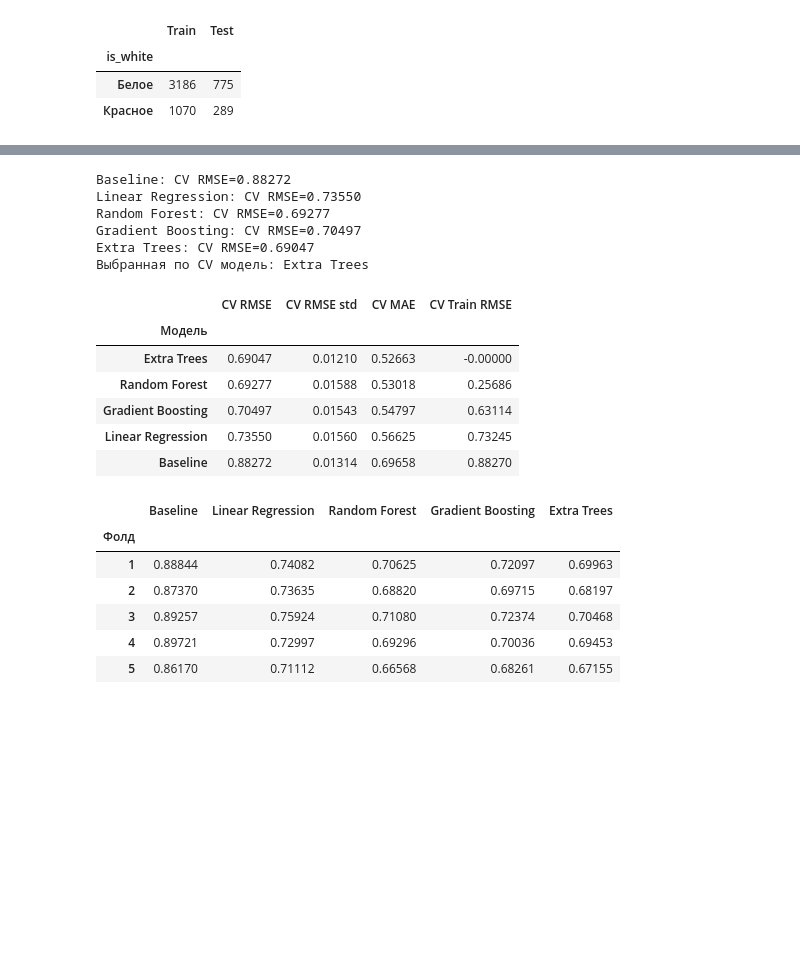
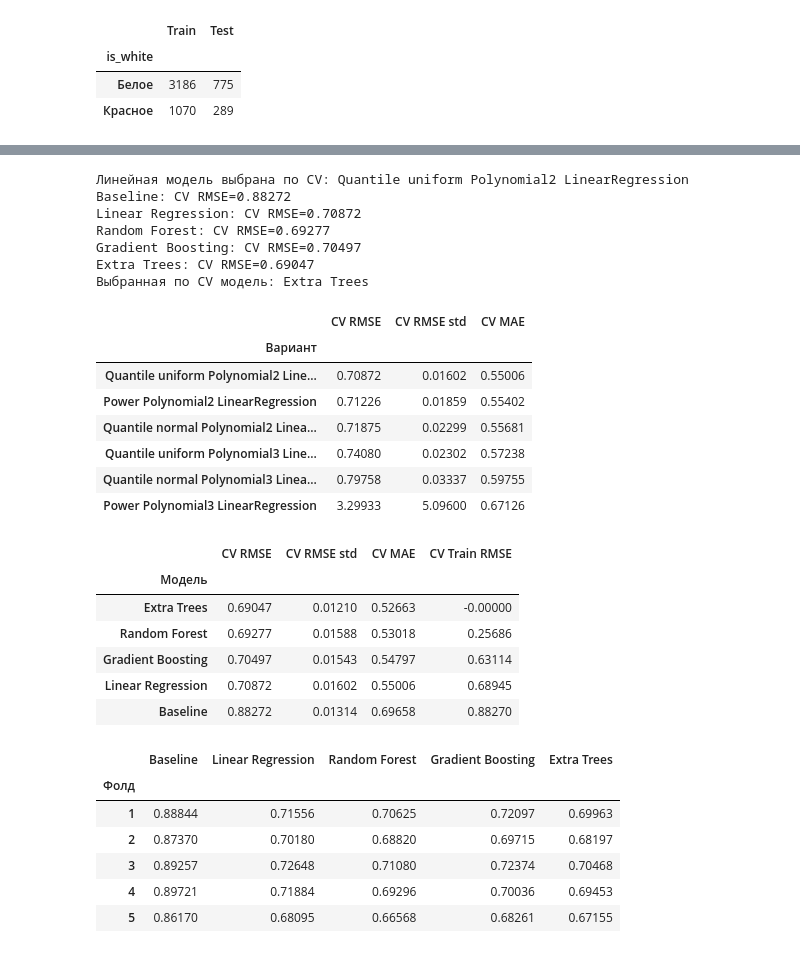
Before and after one commit to Chuba-ka/machineLearning, a Jupyter notebook: regression/lab01.ipynb, the cells around one changed output, grey strips where cells are left out. Cells and saved outputs as stored; diff of their text form; code cells hidden in the pictures; blank space fills up the shorter version.

```diff
--- a/regression/lab01.ipynb
+++ b/regression/lab01.ipynb
@@ -274,7 +297,34 @@ $$MAE=\frac{1}{n}\sum_i |e_i|, \qquad RMSE=\sqrt{\frac{1}{n}\sum_i e_i^2}.$$
 # %%
+linear_candidates = {}
+for transform_name, transformer in [
+    ('Power', PowerTransformer()),
+    ('Quantile normal', QuantileTransformer(n_quantiles=200, output_distribution='normal', random_state=RANDOM_STATE)),
+    ('Quantile uniform', QuantileTransformer(n_quantiles=200, output_distribution='uniform', random_state=RANDOM_STATE)),
+]:
+    for degree in [2, 3]:
+        name = f'{transform_name} Polynomial{degree} LinearRegression'
+        linear_candidates[name] = make_pipeline(
+            SimpleImputer(strategy='median'), clone(transformer),
+            PolynomialFeatures(degree=degree, include_bias=False),
+            StandardScaler(), LinearRegression())
+linear_cv_details, linear_rows = {}, []
+with threadpool_limits(limits=1):
+    for name, pipeline in linear_candidates.items():
+        scores = cross_validate(pipeline, X_train, y_train, cv=cv_splits,
+            scoring={'RMSE': 'neg_root_mean_squared_error', 'MAE': 'neg_mean_absolute_error'},
+            return_train_score=True, n_jobs=1, error_score='raise')
+        linear_cv_details[name] = scores
+        linear_rows.append({'Вариант': name, 'CV RMSE': -scores['test_RMSE'].mean(),
+                            'CV RMSE std': scores['test_RMSE'].std(),
+                            'CV MAE': -scores['test_MAE'].mean()})
+linear_search = pd.DataFrame(linear_rows).set_index('Вариант').sort_values('CV RMSE')
+display(linear_search.round(5))
+linear_choice = linear_search.index[0]
+print('Линейная модель выбрана по CV:', linear_choice)
+
 models = {
     'Baseline': make_pipeline(SimpleImputer(strategy='median'), DummyRegressor(strategy='mean')),
-    'Linear Regression': make_pipeline(SimpleImputer(strategy='median'), StandardScaler(), LinearRegression()),
+    'Linear Regression': clone(linear_candidates[linear_choice]),
     'Random Forest': make_pipeline(SimpleImputer(strategy='median'), RandomForestRegressor(
         n_estimators=500, max_features=0.5, min_samples_leaf=1,
         random_state=RANDOM_STATE, n_jobs=1)),
@@ -282,51 +332,63 @@ models = {
         n_estimators=150, learning_rate=0.07, max_depth=3,
         random_state=RANDOM_STATE)),
     'Extra Trees': make_pipeline(SimpleImputer(strategy='median'), ExtraTreesRegressor(
         n_estimators=500, max_features=0.7, min_samples_leaf=1,
         random_state=RANDOM_STATE, n_jobs=1)),
 }
 fitted_models, cv_details, cv_rows = {}, {}, []
 for name, pipeline in models.items():
-    scores = cross_validate(pipeline, X_train, y_train, cv=cv_splits,
-        scoring={'RMSE': 'neg_root_mean_squared_error', 'MAE': 'neg_mean_absolute_error'},
-        return_train_score=True, n_jobs=1, error_score='raise')
+    if name == 'Linear Regression':
+        scores = linear_cv_details[linear_choice]
+    else:
+        scores = cross_validate(pipeline, X_train, y_train, cv=cv_splits,
+            scoring={'RMSE': 'neg_root_mean_squared_error', 'MAE': 'neg_mean_absolute_error'},
+            return_train_score=True, n_jobs=1, error_score='raise')
     cv_details[name] = scores
     cv_rows.append({'Модель': name,
         'CV RMSE': -scores['test_RMSE'].mean(),
         'CV RMSE std': scores['test_RMSE'].std(),
         'CV MAE': -scores['test_MAE'].mean(),
         'CV Train RMSE': -scores['train_RMSE'].mean()})
     fitted_models[name] = clone(pipeline).fit(X_train, y_train)
     print(f'{name}: CV RMSE={-scores["test_RMSE"].mean():.5f}', flush=True)
 cv_results = pd.DataFrame(cv_rows).set_index('Модель').sort_values('CV RMSE')
 display(cv_results.round(5))
 best_name = cv_results.index[0]
 best_model = fitted_models[best_name]
 print('Выбранная по CV модель:', best_name)
 fold_scores = pd.DataFrame({name: -scores['test_RMSE'] for name, scores in cv_details.items()},
     index=pd.Index(range(1, 6), name='Фолд'))
 display(fold_scores.round(5))
 # %% [output]
+Линейная модель выбрана по CV: Quantile uniform Polynomial2 LinearRegression
 Baseline: CV RMSE=0.88272
-Linear Regression: CV RMSE=0.73550
+Linear Regression: CV RMSE=0.70872
 Random Forest: CV RMSE=0.69277
 Gradient Boosting: CV RMSE=0.70497
 Extra Trees: CV RMSE=0.69047
 Выбранная по CV модель: Extra Trees
-|  | CV RMSE | CV RMSE std | CV MAE | CV Train RMSE |
-| Модель |  |  |  |  |
-| Extra Trees | 0.69047 | 0.01210 | 0.52663 | -0.00000 |
-| Random Forest | 0.69277 | 0.01588 | 0.53018 | 0.25686 |
-| Gradient Boosting | 0.70497 | 0.01543 | 0.54797 | 0.63114 |
-| Linear Regression | 0.73550 | 0.01560 | 0.56625 | 0.73245 |
-| Baseline | 0.88272 | 0.01314 | 0.69658 | 0.88270 |
+|  | CV RMSE | CV RMSE std | CV MAE |
+| Вариант |  |  |  |
+| Quantile uniform Polynomial2 Line... | 0.70872 | 0.01602 | 0.55006 |
+| Power Polynomial2 LinearRegression | 0.71226 | 0.01859 | 0.55402 |
+| Quantile normal Polynomial2 Linea... | 0.71875 | 0.02299 | 0.55681 |
+| Quantile uniform Polynomial3 Line... | 0.74080 | 0.02302 | 0.57238 |
+| Quantile normal Polynomial3 Linea... | 0.79758 | 0.03337 | 0.59755 |
+| Power Polynomial3 LinearRegression | 3.29933 | 5.09600 | 0.67126 |
-|  | Baseline | Linear Regression | Random Forest | Gradient Boosting | Extra Trees |
-| Фолд |  |  |  |  |  |
-| 1 | 0.88844 | 0.74082 | 0.70625 | 0.72097 | 0.69963 |
-| 2 | 0.87370 | 0.73635 | 0.68820 | 0.69715 | 0.68197 |
-| 3 | 0.89257 | 0.75924 | 0.71080 | 0.72374 | 0.70468 |
-| 4 | 0.89721 | 0.72997 | 0.69296 | 0.70036 | 0.69453 |
-| 5 | 0.86170 | 0.71112 | 0.66568 | 0.68261 | 0.67155 |
+|  | CV RMSE | CV RMSE std | CV MAE | CV Train RMSE |
+| Модель |  |  |  |  |
+| Extra Trees | 0.69047 | 0.01210 | 0.52663 | -0.00000 |
+| Random Forest | 0.69277 | 0.01588 | 0.53018 | 0.25686 |
+| Gradient Boosting | 0.70497 | 0.01543 | 0.54797 | 0.63114 |
+| Linear Regression | 0.70872 | 0.01602 | 0.55006 | 0.68945 |
+| Baseline | 0.88272 | 0.01314 | 0.69658 | 0.88270 |
+|  | Baseline | Linear Regression | Random Forest | Gradient Boosting | Extra Trees |
+| Фолд |  |  |  |  |  |
+| 1 | 0.88844 | 0.71556 | 0.70625 | 0.72097 | 0.69963 |
+| 2 | 0.87370 | 0.70180 | 0.68820 | 0.69715 | 0.68197 |
+| 3 | 0.89257 | 0.72648 | 0.71080 | 0.72374 | 0.70468 |
+| 4 | 0.89721 | 0.71884 | 0.69296 | 0.70036 | 0.69453 |
+| 5 | 0.86170 | 0.68095 | 0.66568 | 0.68261 | 0.67155 |
 # %% [markdown]
 ## 6. Коэффициенты и важность признаков
 
```
Also changed, not shown: parts of 20 cells of this notebook, 5 other files.
